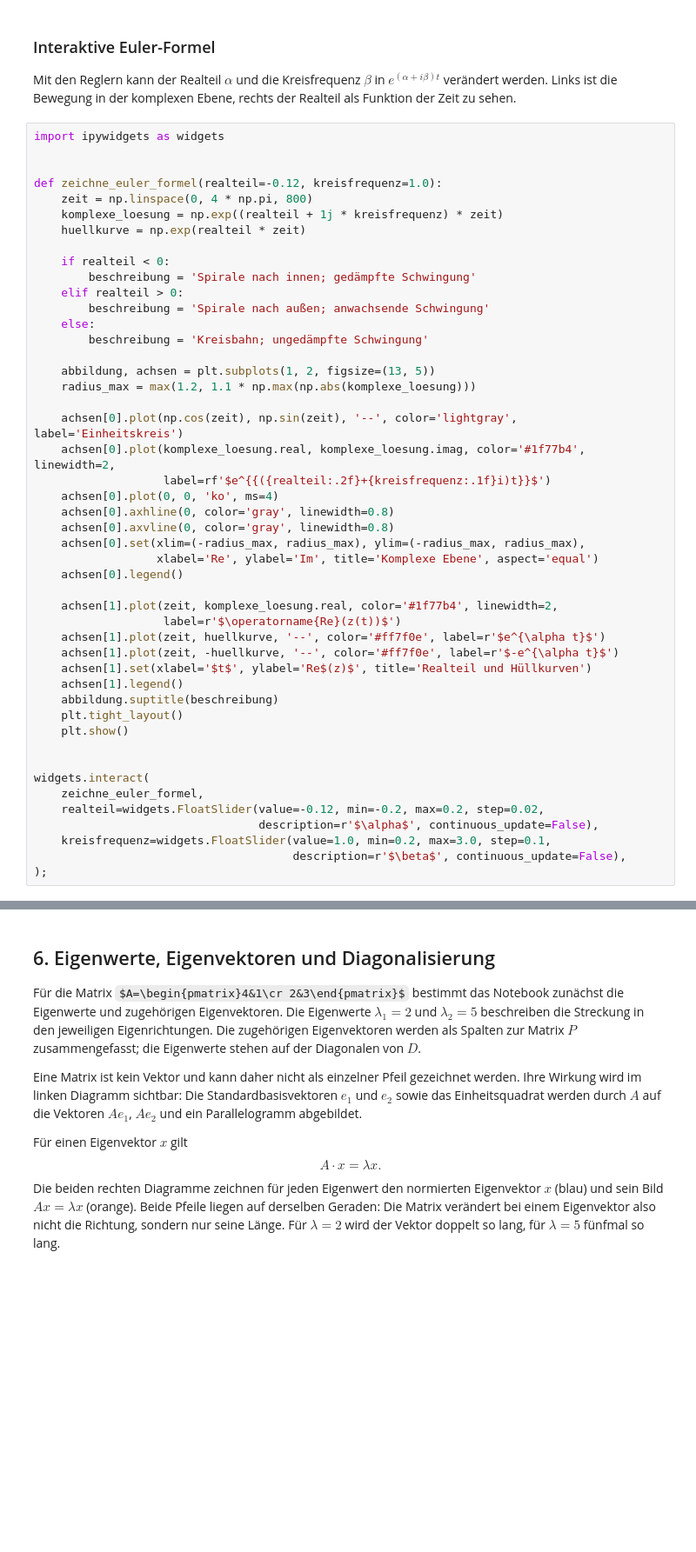
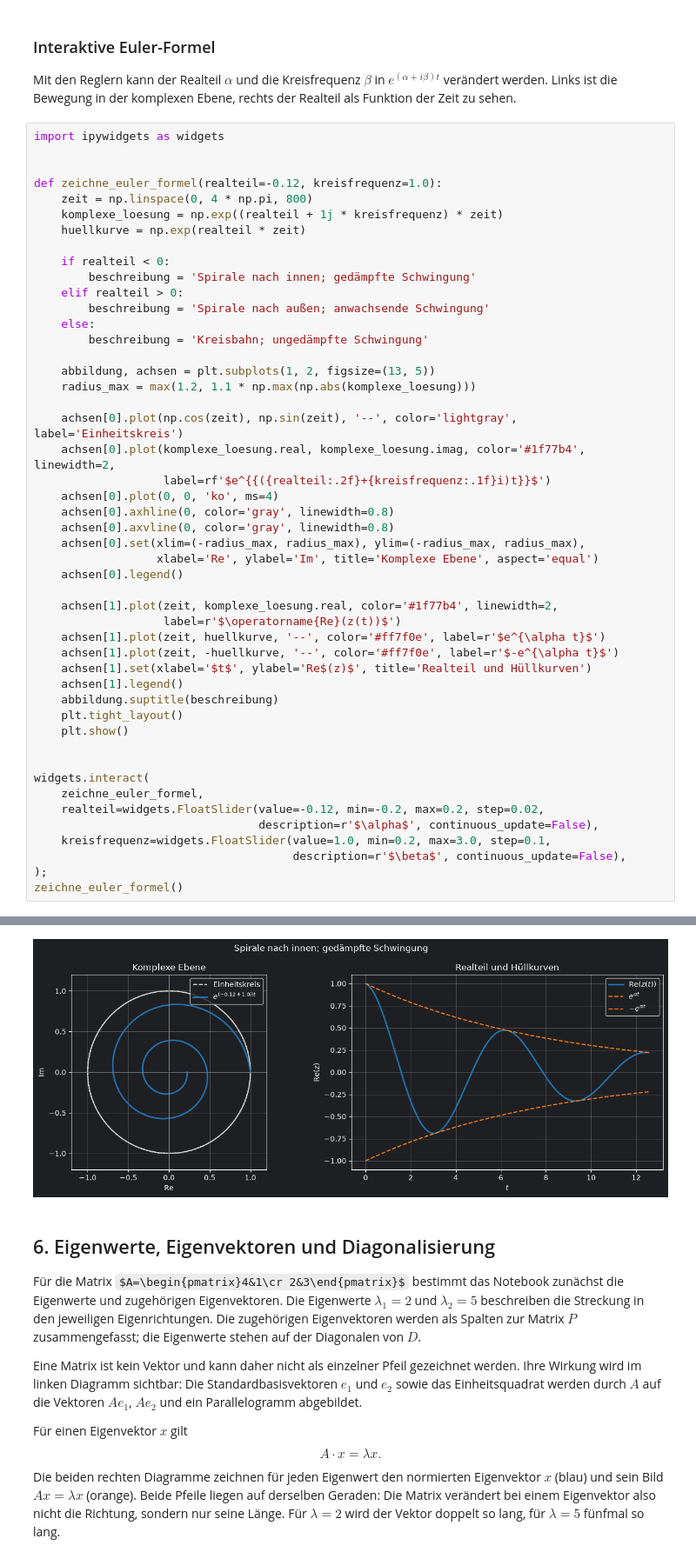
Before and after one commit to karkessler/dhbw-mathe3, a Jupyter notebook: notebooks/differentialgleichungen/00_mathematische_grundlagen.ipynb, the cells around one changed output, grey strips where cells are left out. Shown at 87% size. Saved outputs shown, nothing was run; the diff lists cells and outputs as text; some formulas as TeX source; blank space fills up the shorter version.

```diff
--- a/notebooks/differentialgleichungen/00_mathematische_grundlagen.ipynb
+++ b/notebooks/differentialgleichungen/00_mathematische_grundlagen.ipynb
@@ -250,33 +251,35 @@ def zeichne_euler_formel(realteil=-0.12, kreisfrequenz=1.0):
     achsen[0].plot(np.cos(zeit), np.sin(zeit), '--', color='lightgray', label='Einheitskreis')
     achsen[0].plot(komplexe_loesung.real, komplexe_loesung.imag, color='#1f77b4', linewidth=2,
                    label=rf'$e^{{({realteil:.2f}+{kreisfrequenz:.1f}i)t}}$')
     achsen[0].plot(0, 0, 'ko', ms=4)
     achsen[0].axhline(0, color='gray', linewidth=0.8)
     achsen[0].axvline(0, color='gray', linewidth=0.8)
     achsen[0].set(xlim=(-radius_max, radius_max), ylim=(-radius_max, radius_max),
                   xlabel='Re', ylabel='Im', title='Komplexe Ebene', aspect='equal')
     achsen[0].legend()
 
     achsen[1].plot(zeit, komplexe_loesung.real, color='#1f77b4', linewidth=2,
                    label=r'$\operatorname{Re}(z(t))$')
     achsen[1].plot(zeit, huellkurve, '--', color='#ff7f0e', label=r'$e^{\alpha t}$')
     achsen[1].plot(zeit, -huellkurve, '--', color='#ff7f0e', label=r'$-e^{\alpha t}$')
     achsen[1].set(xlabel='$t$', ylabel='Re$(z)$', title='Realteil und Hüllkurven')
     achsen[1].legend()
     abbildung.suptitle(beschreibung)
     plt.tight_layout()
     plt.show()
 
 
 widgets.interact(
     zeichne_euler_formel,
     realteil=widgets.FloatSlider(value=-0.12, min=-0.2, max=0.2, step=0.02,
                                  description=r'$\alpha$', continuous_update=False),
     kreisfrequenz=widgets.FloatSlider(value=1.0, min=0.2, max=3.0, step=0.1,
                                       description=r'$\beta$', continuous_update=False),
 );
+zeichne_euler_formel()
 # %% [output]
 interactive(children=(FloatSlider(value=-0.12, continuous_update=False, description='$\\alpha$', max=0.2, min=…
+[figure, added]
 # %% [markdown]
 ## 6. Eigenwerte, Eigenvektoren und Diagonalisierung
 
```
Also changed, not shown: parts of 4 cells of this notebook.
